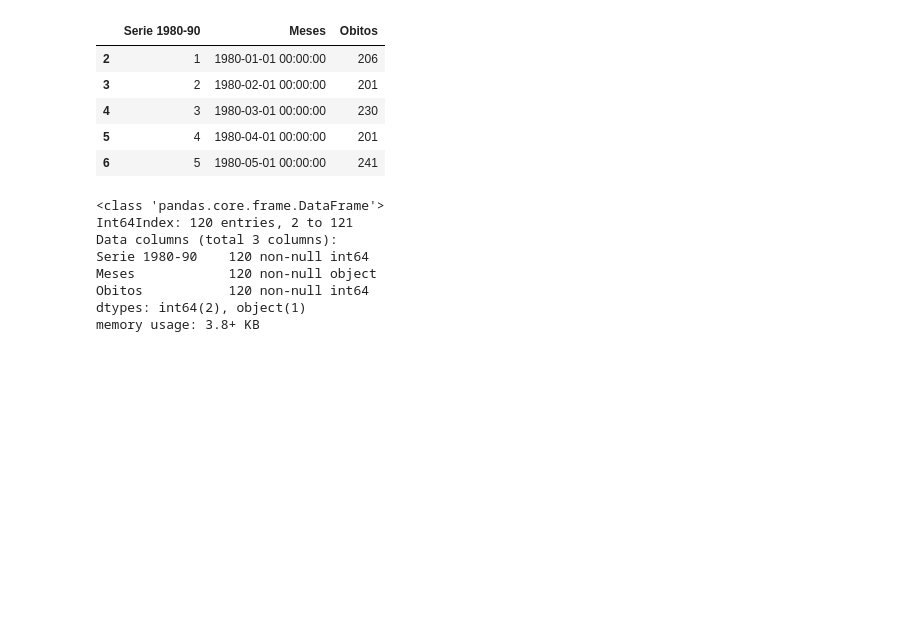
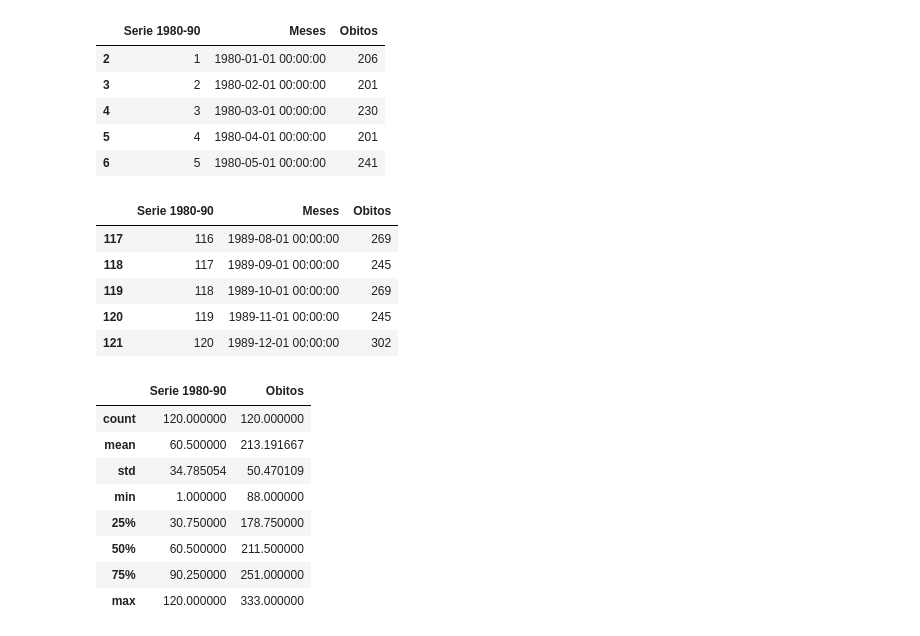
Before and after one commit to carvalheirafc/deep_learning_stuff, a Jupyter notebook: statistical_analysis/car_crashes/crashes_temporalseries.ipynb, the cells around one changed output. Saved outputs shown, nothing was run; the diff lists cells and outputs as text; code cells hidden in the pictures; blank space fills up the shorter version.

```diff
--- a/statistical_analysis/car_crashes/crashes_temporalseries.ipynb
+++ b/statistical_analysis/car_crashes/crashes_temporalseries.ipynb
@@ -21,13 +23,24 @@ acidentes.head()
 # %%
 acidentes['Obitos'] = pd.to_numeric(acidentes['Obitos'])
 acidentes['Serie 1980-90'] = pd.to_numeric(acidentes['Serie 1980-90'])
-acidentes.info()
+
+acidentes.tail()
 # %% [output]
-<class 'pandas.core.frame.DataFrame'>
-Int64Index: 120 entries, 2 to 121
-Data columns (total 3 columns):
-Serie 1980-90    120 non-null int64
-Meses            120 non-null object
-Obitos           120 non-null int64
-dtypes: int64(2), object(1)
-memory usage: 3.8+ KB
+|  | Serie 1980-90 | Meses | Obitos |
+| 117 | 116 | 1989-08-01 00:00:00 | 269 |
+| 118 | 117 | 1989-09-01 00:00:00 | 245 |
+| 119 | 118 | 1989-10-01 00:00:00 | 269 |
+| 120 | 119 | 1989-11-01 00:00:00 | 245 |
+| 121 | 120 | 1989-12-01 00:00:00 | 302 |
+# %%
+acidentes.describe()
+# %% [output]
+|  | Serie 1980-90 | Obitos |
+| count | 120.000000 | 120.000000 |
+| mean | 60.500000 | 213.191667 |
+| std | 34.785054 | 50.470109 |
+| min | 1.000000 | 88.000000 |
+| 25% | 30.750000 | 178.750000 |
+| 50% | 60.500000 | 211.500000 |
+| 75% | 90.250000 | 251.000000 |
+| max | 120.000000 | 333.000000 |
```
Also changed, not shown: parts of 4 cells of this notebook.
